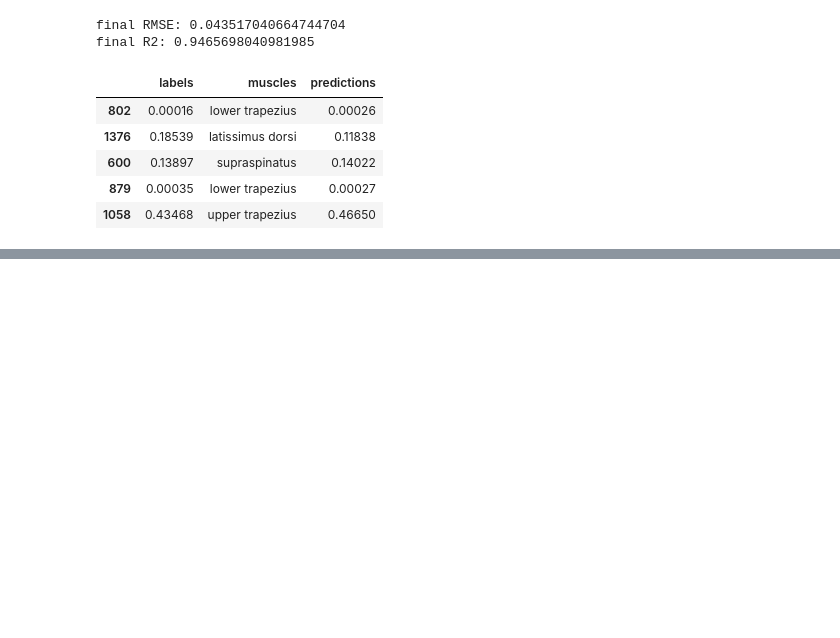
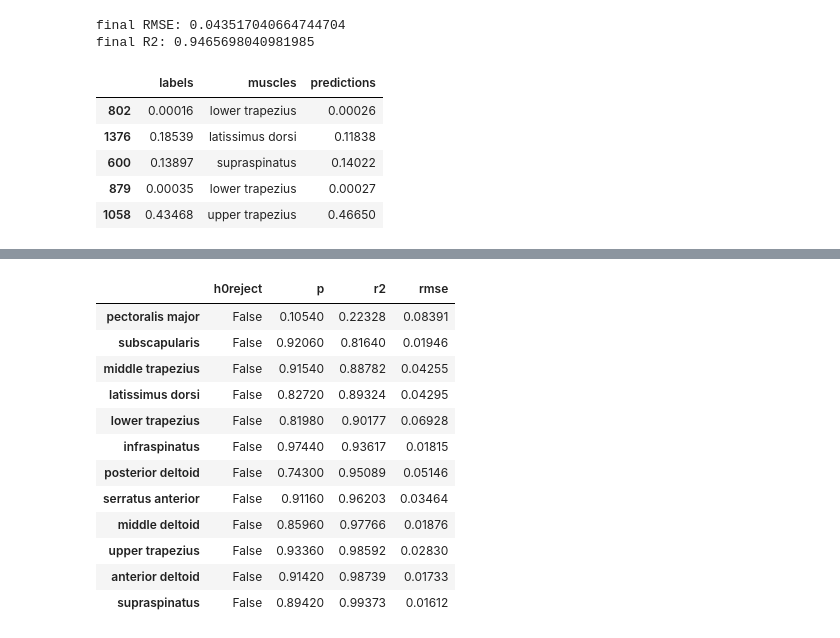
Before and after one commit to romainmartinez/mvc, a Jupyter notebook: 3_predict.ipynb, the cells around one changed output, grey strips where cells are left out. Cells and saved outputs as stored; diff of their text form; code cells hidden in the pictures; blank space fills up the shorter version.

```diff
--- a/3_predict.ipynb
+++ b/3_predict.ipynb
@@ -424,0 +406,16 @@ scores = final.t_test(df=final_df, alpha=alpha, iterations=iterations)
+# %%
+scores
+# %% [output]
+|  | h0reject | p | r2 | rmse |
+| pectoralis major | False | 0.10540 | 0.22328 | 0.08391 |
+| subscapularis | False | 0.92060 | 0.81640 | 0.01946 |
+| middle trapezius | False | 0.91540 | 0.88782 | 0.04255 |
+| latissimus dorsi | False | 0.82720 | 0.89324 | 0.04295 |
+| lower trapezius | False | 0.81980 | 0.90177 | 0.06928 |
+| infraspinatus | False | 0.97440 | 0.93617 | 0.01815 |
+| posterior deltoid | False | 0.74300 | 0.95089 | 0.05146 |
+| serratus anterior | False | 0.91160 | 0.96203 | 0.03464 |
+| middle deltoid | False | 0.85960 | 0.97766 | 0.01876 |
+| upper trapezius | False | 0.93360 | 0.98592 | 0.02830 |
+| anterior deltoid | False | 0.91420 | 0.98739 | 0.01733 |
+| supraspinatus | False | 0.89420 | 0.99373 | 0.01612 |
```
Also changed, not shown: parts of 9 cells of this notebook, 4 other files.
